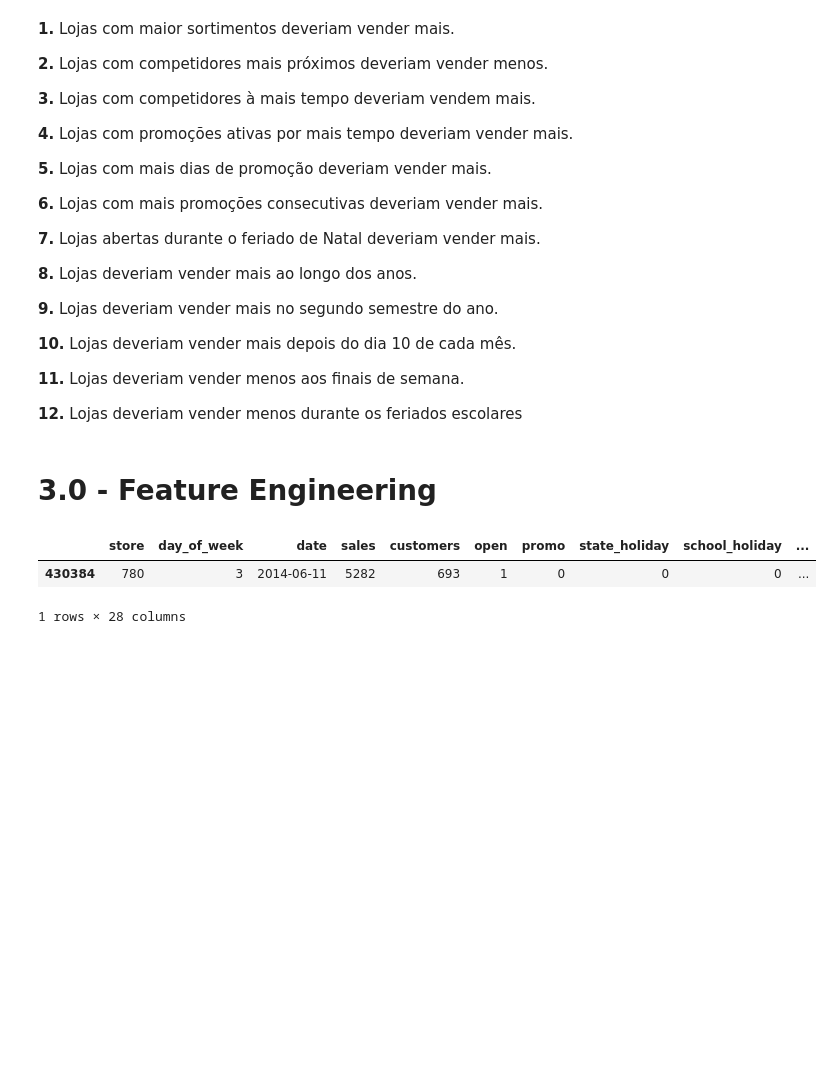
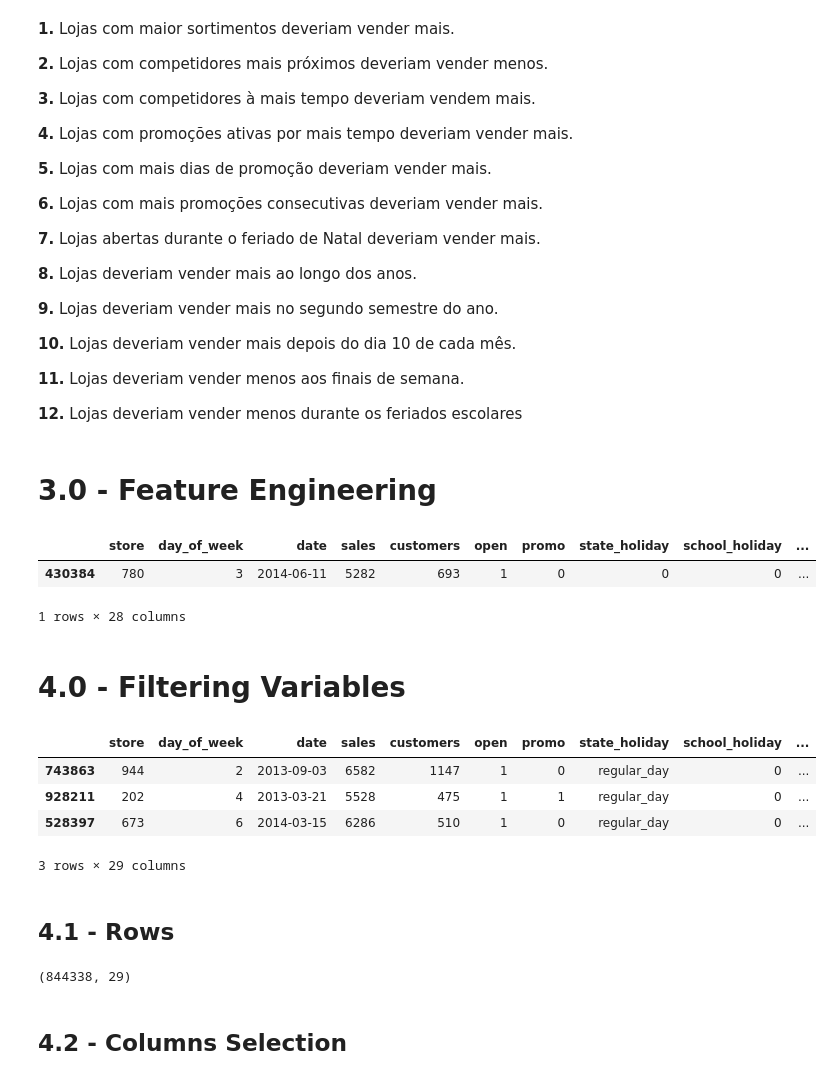
Before and after one commit to CarvalhooNeto/DataScience_Em_Producao, a Jupyter notebook: Store_Sales_Prediction-Copy1.ipynb, the cells around one changed output. Saved outputs shown, nothing was run; the diff lists cells and outputs as text; code cells hidden in the pictures; blank space fills up the shorter version.

Commit message:
finished filtering data

```diff
--- a/Store_Sales_Prediction-Copy1.ipynb
+++ b/Store_Sales_Prediction-Copy1.ipynb
@@ -361,3 +361,17 @@ df2.sample()
 |  | store | day_of_week | date | sales | customers | open | promo | state_holiday | school_holiday | ... |
 | 430384 | 780 | 3 | 2014-06-11 | 5282 | 693 | 1 | 0 | 0 | 0 | ... |
 1 rows × 28 columns
+# %% [markdown]
+# 4.0 - Filtering Variables
+# %%
+df3 = df2.copy()
+# %%
+df3.sample(3)
+# %% [output]
+|  | store | day_of_week | date | sales | customers | open | promo | state_holiday | school_holiday | ... |
+| 743863 | 944 | 2 | 2013-09-03 | 6582 | 1147 | 1 | 0 | regular_day | 0 | ... |
+| 928211 | 202 | 4 | 2013-03-21 | 5528 | 475 | 1 | 1 | regular_day | 0 | ... |
+| 528397 | 673 | 6 | 2014-03-15 | 6286 | 510 | 1 | 0 | regular_day | 0 | ... |
+3 rows × 29 columns
+# %% [markdown]
+## 4.1 - Rows
@@ -363,0 +386,6 @@ df2.sample()
+# %%
+df3.shape
+# %% [output]
+(844338, 29)
+# %% [markdown]
+## 4.2 - Columns Selection
```
Also changed, not shown: parts of 7 cells of this notebook.
